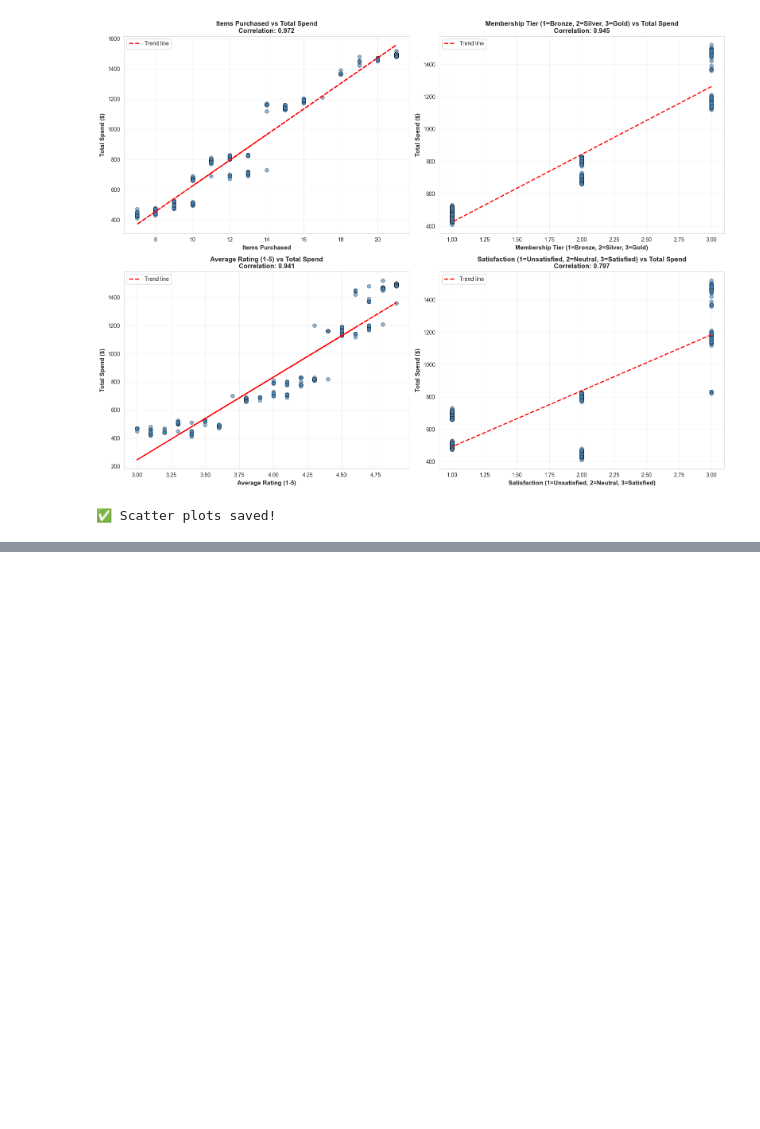
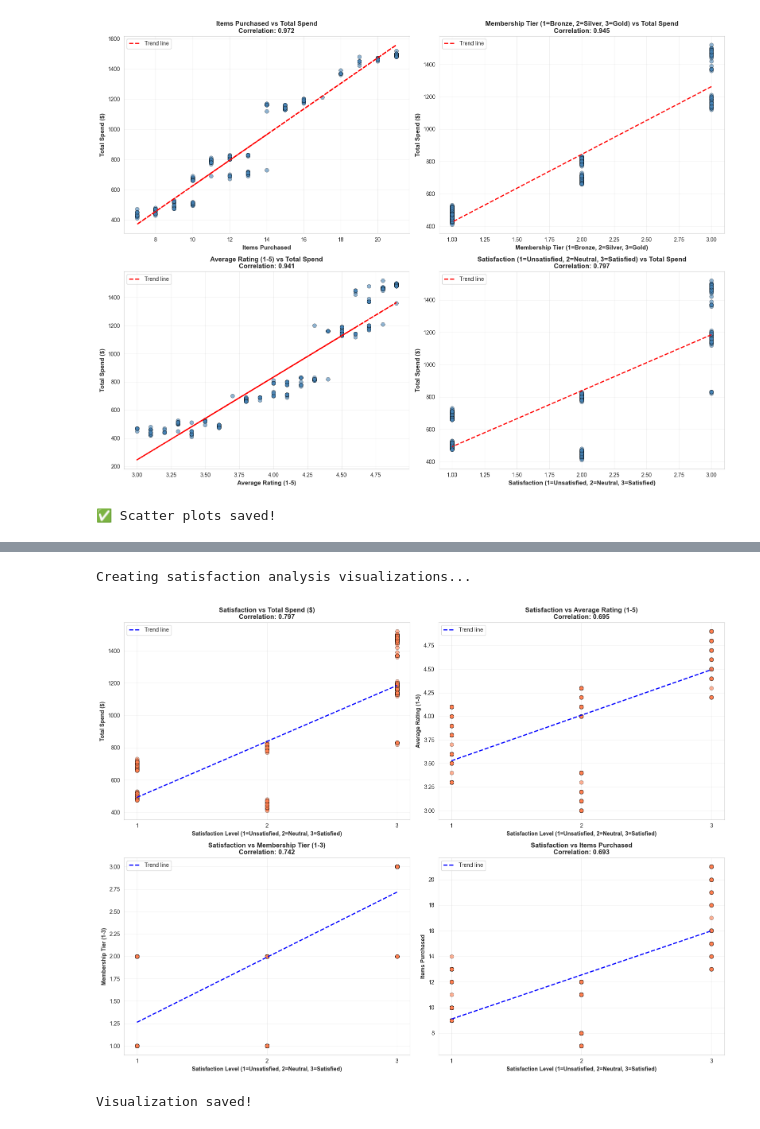
Before and after one commit to suzzzel5/E-Commerce-Customer-Analytics, a Jupyter notebook: notebooks/05_correaltion_analysis.ipynb, the cells around one changed output, grey strips where cells are left out. Cells and saved outputs as stored; diff of their text form; code cells hidden in the pictures; blank space fills up the shorter version.

Commit message:
satsfication relationshiphs

```diff
--- a/notebooks/05_correaltion_analysis.ipynb
+++ b/notebooks/05_correaltion_analysis.ipynb
@@ -376,0 +514,55 @@ Creating scatter plots for key relationships...
+# %%
+# ============================================================
+# VISUALIZE SATISFACTION DRIVERS
+# ============================================================
+
+print("Creating satisfaction analysis visualizations...")
+
+fig, axes = plt.subplots(2, 2, figsize=(16, 12))
+axes = axes.flatten()
+
+# Key satisfaction relationships
+satisfaction_features = ['total_spend', 'average_rating', 'membership_code', 'items_purchased']
+
+for idx, feature in enumerate(satisfaction_features):
+    # Create scatter plot
+    axes[idx].scatter(df_analysis['satisfaction_code'], df_analysis[feature],
+                     alpha=0.6, s=50, c='coral', edgecolors='black', linewidth=0.5)
+
+    # Add trend line
+    z = np.polyfit(df_analysis['satisfaction_code'], df_analysis[feature], 1)
+    p = np.poly1d(z)
+    x_trend = np.linspace(df_analysis['satisfaction_code'].min(),
+                          df_analysis['satisfaction_code'].max(), 100)
+    axes[idx].plot(x_trend, p(x_trend), "b--", linewidth=2, label='Trend line')
+
+    corr = correlation_matrix.loc['satisfaction_code', feature]
+
+    feature_names = {
+        'total_spend': 'Total Spend ($)',
+        'average_rating': 'Average Rating (1-5)',
+        'membership_code': 'Membership Tier (1-3)',
+        'items_purchased': 'Items Purchased'
+    }
+
+    y_label = feature_names.get(feature, feature)
+
+    axes[idx].set_xlabel('Satisfaction Level (1=Unsatisfied, 2=Neutral, 3=Satisfied)',
+                        fontsize=10, fontweight='bold')
+    axes[idx].set_ylabel(y_label, fontsize=10, fontweight='bold')
+    axes[idx].set_title(f'Satisfaction vs {y_label}\nCorrelation: {corr:.3f}',
+                       fontsize=12, fontweight='bold')
+    axes[idx].grid(alpha=0.3)
+    axes[idx].legend()
+    axes[idx].set_xticks([1, 2, 3])
+
+plt.tight_layout()
+plt.savefig('../reports/figures/15_satisfaction_drivers.png', dpi=150, bbox_inches='tight')
+plt.show()
+
+print("Visualization saved!")
+print()
+# %% [output]
+Creating satisfaction analysis visualizations...
+[figure, added]
+Visualization saved!
```
Also changed, not shown: parts of 6 cells of this notebook.
